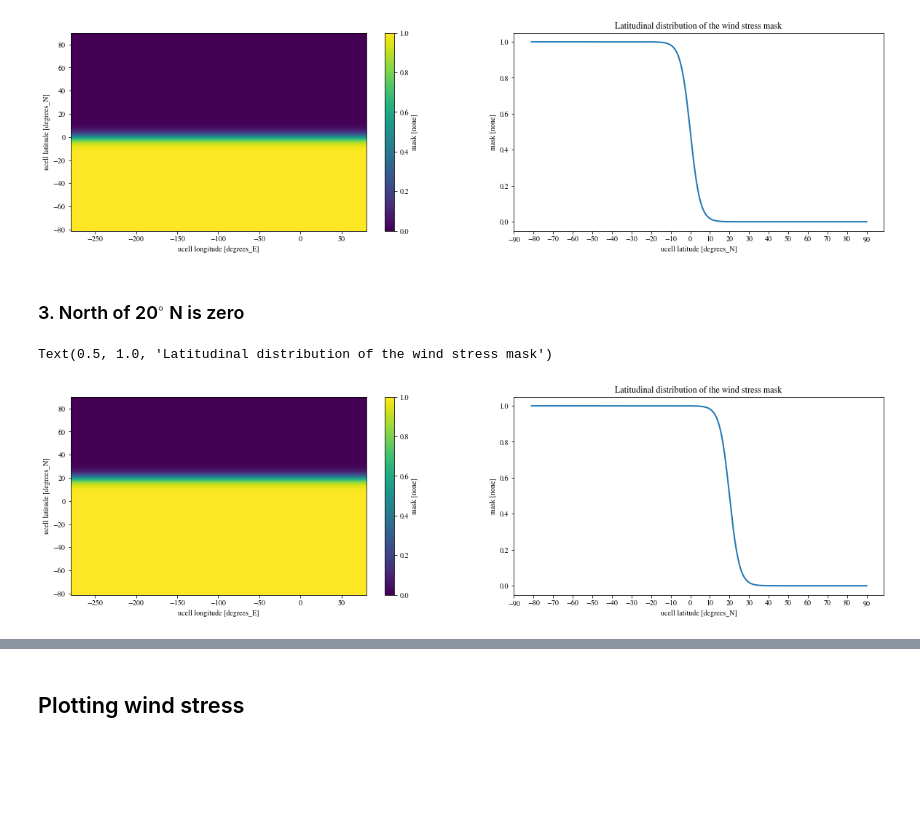
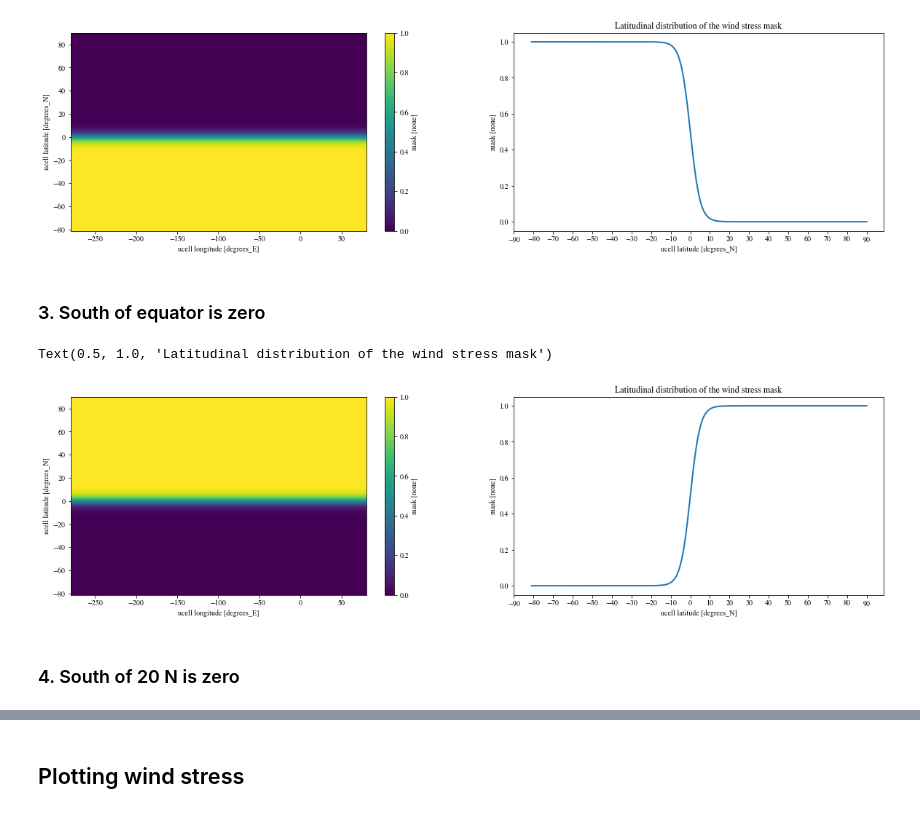
Before and after one commit to dhruvbhagtani/Altered-wind-forcing, a Jupyter notebook: Testing_various_masks_yearly.ipynb, the cells around one changed output, grey strips where cells are left out. Saved outputs shown, nothing was run; the diff lists cells and outputs as text; code cells hidden in the pictures; blank space fills up the shorter version.

```diff
--- a/Testing_various_masks_yearly.ipynb
+++ b/Testing_various_masks_yearly.ipynb
@@ -119,23 +119,25 @@ plt.title('Latitudinal distribution of the wind stress mask')
 Text(0.5, 1.0, 'Latitudinal distribution of the wind stress mask')
 [figure]
 # %% [markdown]
-### 3. North of 20$^{\circ}$ N is zero
+### 3. South of equator is zero
 # %%
-y_max = 20
+y_max = 0
 dy = 5
 # %%
-mask_tanh = 0.5 * np.tanh((-Y + y_max)/dy) + 0.5
-mask_20N = xr.DataArray(mask_tanh, coords = [y, x],
+mask_tanh = 0.5 * np.tanh((Y - y_max)/dy) + 0.5
+mask_0N = xr.DataArray(mask_tanh, coords = [y, x],
                            dims = ['yu_ocean', 'xu_ocean'], name = 'mask', attrs = {'units':'none'})
 
 fig, axes = plt.subplots(ncols = 2, figsize = (20, 5))
 
-mask_20N.plot(ax = axes[0])
+mask_0N.plot(ax = axes[0])
 plt.title('Spatial distribution of the wind stress mask')
 
-mask_20N.sel(xu_ocean = 0, method = 'nearest').plot(ax = axes[1])
+mask_0N.sel(xu_ocean = 0, method = 'nearest').plot(ax = axes[1])
 plt.xticks(np.linspace(-90, 90, 19))
 plt.title('Latitudinal distribution of the wind stress mask')
 # %% [output]
 Text(0.5, 1.0, 'Latitudinal distribution of the wind stress mask')
-[figure, old version]
+[figure, new version]
+# %% [markdown]
+### 4. South of 20 N is zero
```
Also changed, not shown: parts of 6 cells of this notebook.
